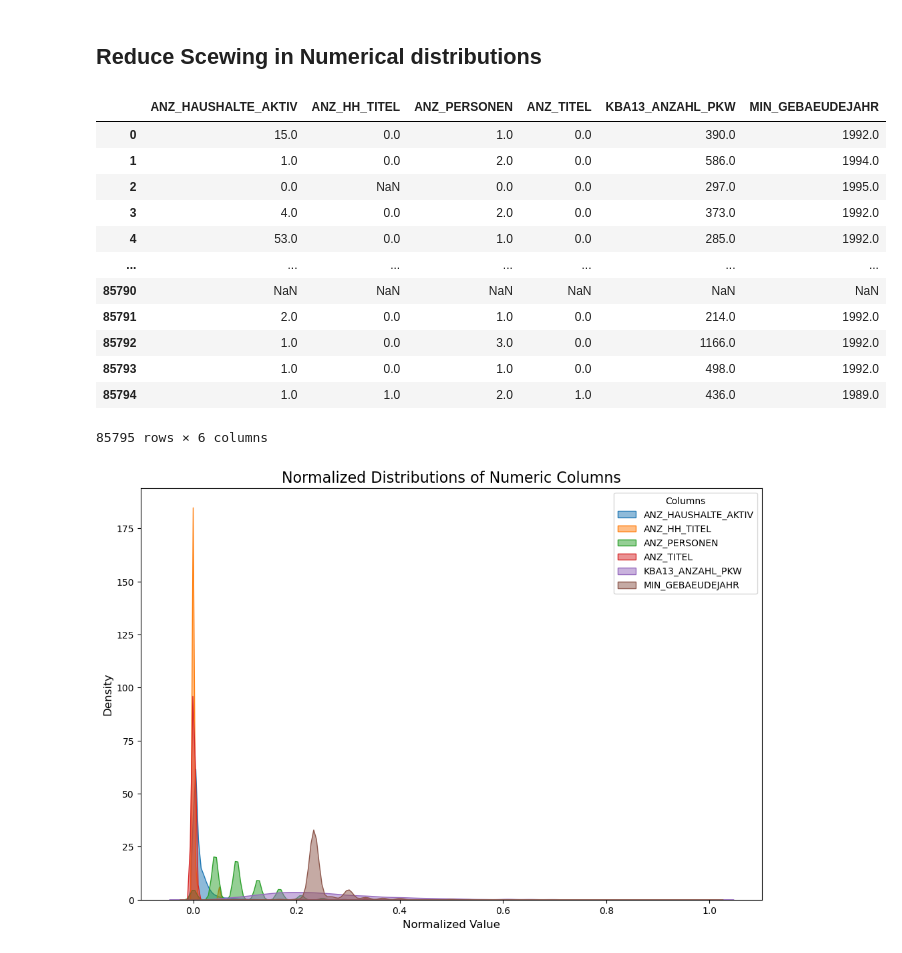
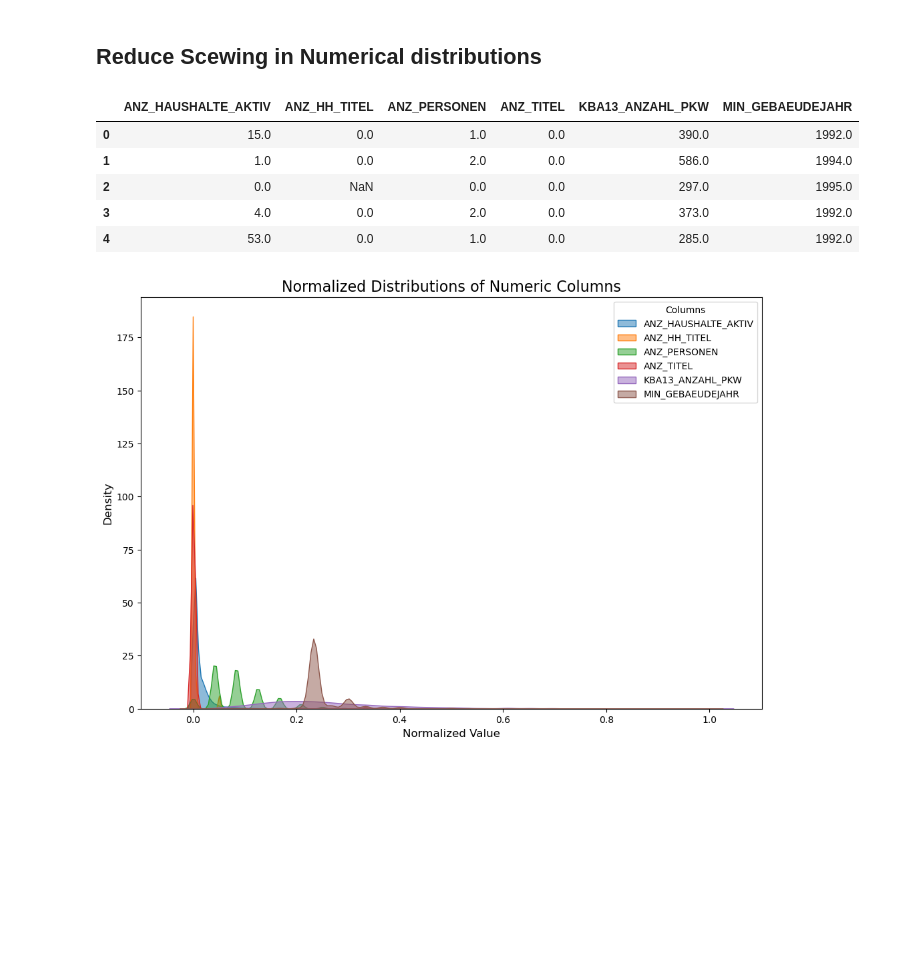
Before and after one commit to johmicrot/udacity_aws_nanodegree_capstone, a Jupyter notebook: SupervisedLearning.ipynb, the cells around one changed output. Cells and saved outputs as stored; diff of their text form; code cells hidden in the pictures; blank space fills up the shorter version.

```diff
--- a/SupervisedLearning.ipynb
+++ b/SupervisedLearning.ipynb
@@ -374,18 +346,11 @@ all_data = all_data.drop(columns=columns_to_drop)
 numeric_data = all_data[numeric_columns]
 # %%
-numeric_data
+numeric_data.head()
 # %% [output]
 |  | ANZ_HAUSHALTE_AKTIV | ANZ_HH_TITEL | ANZ_PERSONEN | ANZ_TITEL | KBA13_ANZAHL_PKW | MIN_GEBAEUDEJAHR |
 | 0 | 15.0 | 0.0 | 1.0 | 0.0 | 390.0 | 1992.0 |
 | 1 | 1.0 | 0.0 | 2.0 | 0.0 | 586.0 | 1994.0 |
 | 2 | 0.0 | NaN | 0.0 | 0.0 | 297.0 | 1995.0 |
 | 3 | 4.0 | 0.0 | 2.0 | 0.0 | 373.0 | 1992.0 |
 | 4 | 53.0 | 0.0 | 1.0 | 0.0 | 285.0 | 1992.0 |
-| ... | ... | ... | ... | ... | ... | ... |
-| 85790 | NaN | NaN | NaN | NaN | NaN | NaN |
-| 85791 | 2.0 | 0.0 | 1.0 | 0.0 | 214.0 | 1992.0 |
-| 85792 | 1.0 | 0.0 | 3.0 | 0.0 | 1166.0 | 1992.0 |
-| 85793 | 1.0 | 0.0 | 1.0 | 0.0 | 498.0 | 1992.0 |
-| 85794 | 1.0 | 1.0 | 2.0 | 1.0 | 436.0 | 1989.0 |
-85795 rows × 6 columns
 # %%
```
Also changed, not shown: parts of 56 cells of this notebook, 3 other files.
